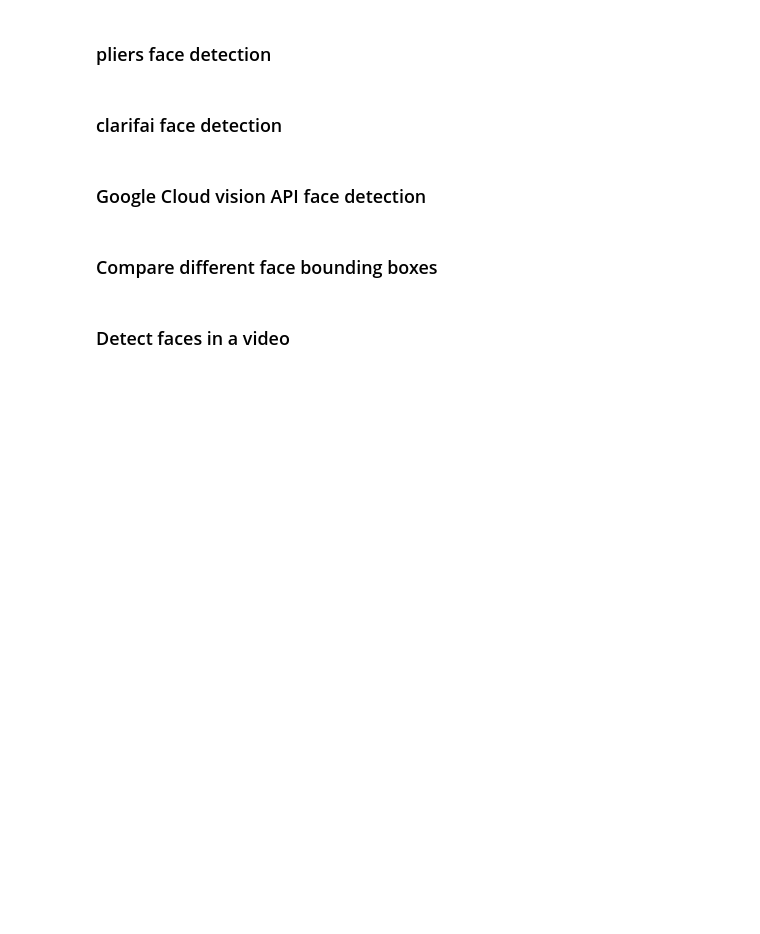
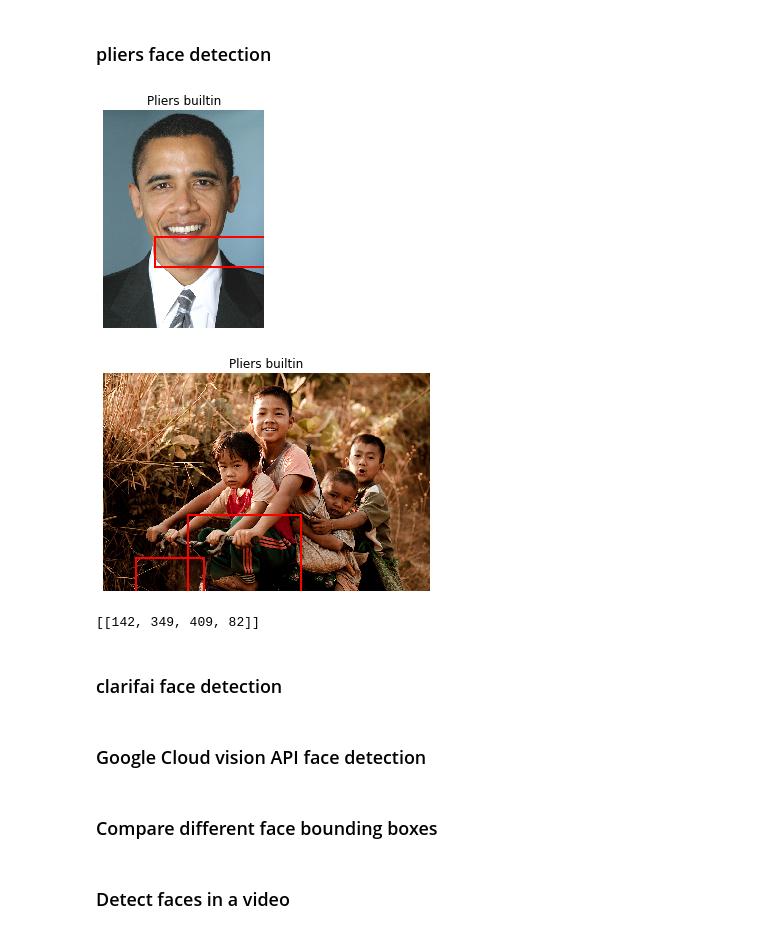
Before and after one commit to jacobtfisher/natstim_neurohack19, a Jupyter notebook: face_annot/code/Facedetection_comparison.ipynb, the cells around one changed output. Drawn from its saved outputs; the diff is of its cells as text; code cells hidden in the pictures; blank space fills up the shorter version.

```diff
--- a/face_annot/code/Facedetection_comparison.ipynb
+++ b/face_annot/code/Facedetection_comparison.ipynb
@@ -121,7 +123,7 @@ def extract_bounding(results,
                 coords['faces'].append(co)
         elif stim == 'video':
             # return a dictionary of dictionaries, and index appropriately
-            for idx, i in result.iterrows():
+            for idx, i in results.iterrows():
                 f = i['stim_name']
                 if f not in coords.keys():
                     # initialize a list to append to
@@ -215,13 +222,20 @@ result_pliers_many = ext_pliers.transform(stim_many).to_df()
 # %%
 # extract faces for single and multi-face images from pliers-builtin, and plot them
 for res, im, x_dim, y_dim in [(result_pliers, img_pth, x, y), (result_pliers_many, img_pth_many, x2, y2)]:
     d = extract_bounding(res, x=x_dim, y=y_dim)
     for k, i in d.items():
-        top, right, bottom, left = i
+       # top, right, bottom, left = i
         box_width = right-left
         box_height = top-bottom
-        coords = [[left, bottom, box_width, box_height]]
-        plot_boundingBox(im, coords, title='Pliers builtin')
+      #  coords = [[left, bottom, box_width, box_height]]
+        plot_boundingBox(im, i, title='Pliers builtin')
+# %% [output]
+[figure, added]
+[figure, added]
+# %%
+i
+# %% [output]
+[[142, 349, 409, 82]]
 # %% [markdown]
 ### clarifai face detection
 # %%
```
Also changed, not shown: parts of 11 cells of this notebook.
